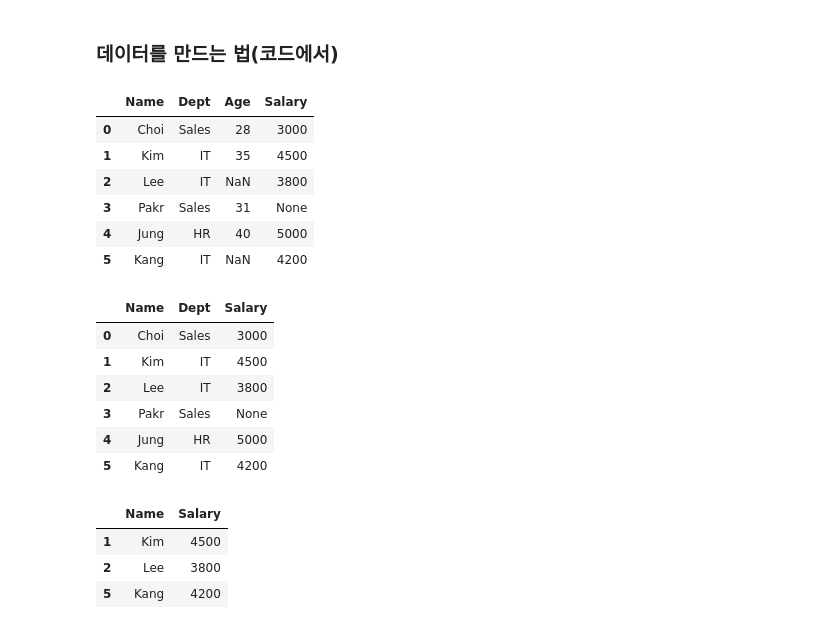
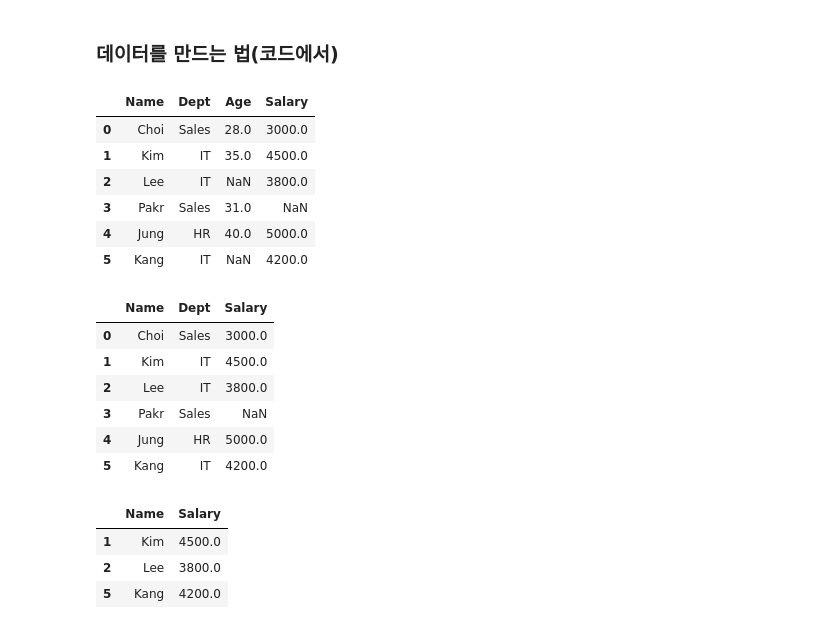
Before and after one commit to hslcrb/kw-competition-practice, a Jupyter notebook: 20260704-토요실습1.ipynb, the cells around one changed output. Saved outputs shown, nothing was run; the diff lists cells and outputs as text; code cells hidden in the pictures.

```diff
--- a/20260704-토요실습1.ipynb
+++ b/20260704-토요실습1.ipynb
@@ -249,36 +249,36 @@ data = {
 # %%
 data = {
     'Name':['Choi','Kim','Lee','Pakr','Jung','Kang'],
     'Dept':['Sales','IT','IT','Sales','HR','IT'],
-    'Age':['28','35',np.nan,'31','40',np.nan],               # NaN 나오게 하려면 나오게 할 부분은 따옴표로 감싸지 않으면 된다. (문자형으로 하지 말라.)
-    'Salary':['3000','4500','3800','None','5000','4200']}
+    'Age':[28,35,np.nan,31,40,np.nan],               # NaN 나오게 하려면 나오게 할 부분은 따옴표로 감싸지 않으면 된다. (문자형으로 하지 말라.)
+    'Salary':[3000,4500,3800,None,5000,4200]}
 
 df=pd.DataFrame(data)       # 데이터프레임 형식으로 바꾸어라는 코드이다.
 df
 # %% [output]
 |  | Name | Dept | Age | Salary |
-| 0 | Choi | Sales | 28 | 3000 |
-| 1 | Kim | IT | 35 | 4500 |
-| 2 | Lee | IT | NaN | 3800 |
-| 3 | Pakr | Sales | 31 | None |
-| 4 | Jung | HR | 40 | 5000 |
-| 5 | Kang | IT | NaN | 4200 |
+| 0 | Choi | Sales | 28.0 | 3000.0 |
+| 1 | Kim | IT | 35.0 | 4500.0 |
+| 2 | Lee | IT | NaN | 3800.0 |
+| 3 | Pakr | Sales | 31.0 | NaN |
+| 4 | Jung | HR | 40.0 | 5000.0 |
+| 5 | Kang | IT | NaN | 4200.0 |
 # %%
-df[['Name','Dept','Salary']]           # 이 3개 항목의 값들을 선택해 출력한다
+df[['Name','Dept','Salary']]           # 이 3개 항목의 값들을 출력한다.
 # %% [output]
 |  | Name | Dept | Salary |
-| 0 | Choi | Sales | 3000 |
-| 1 | Kim | IT | 4500 |
-| 2 | Lee | IT | 3800 |
-| 3 | Pakr | Sales | None |
-| 4 | Jung | HR | 5000 |
-| 5 | Kang | IT | 4200 |
+| 0 | Choi | Sales | 3000.0 |
+| 1 | Kim | IT | 4500.0 |
+| 2 | Lee | IT | 3800.0 |
+| 3 | Pakr | Sales | NaN |
+| 4 | Jung | HR | 5000.0 |
+| 5 | Kang | IT | 4200.0 |
 # %%
 # 그런데, Dept가 IT인 것만 출력하고 싶다면?
 # %%
 df.loc[df['Dept']=='IT',['Name','Salary']]        # Dept 이름이 IT이면 Name과 Salary를 출력하라.
 # %% [output]
 |  | Name | Salary |
-| 1 | Kim | 4500 |
-| 2 | Lee | 3800 |
-| 5 | Kang | 4200 |
+| 1 | Kim | 4500.0 |
+| 2 | Lee | 3800.0 |
+| 5 | Kang | 4200.0 |
```
Also changed, not shown: parts of 9 cells of this notebook.
